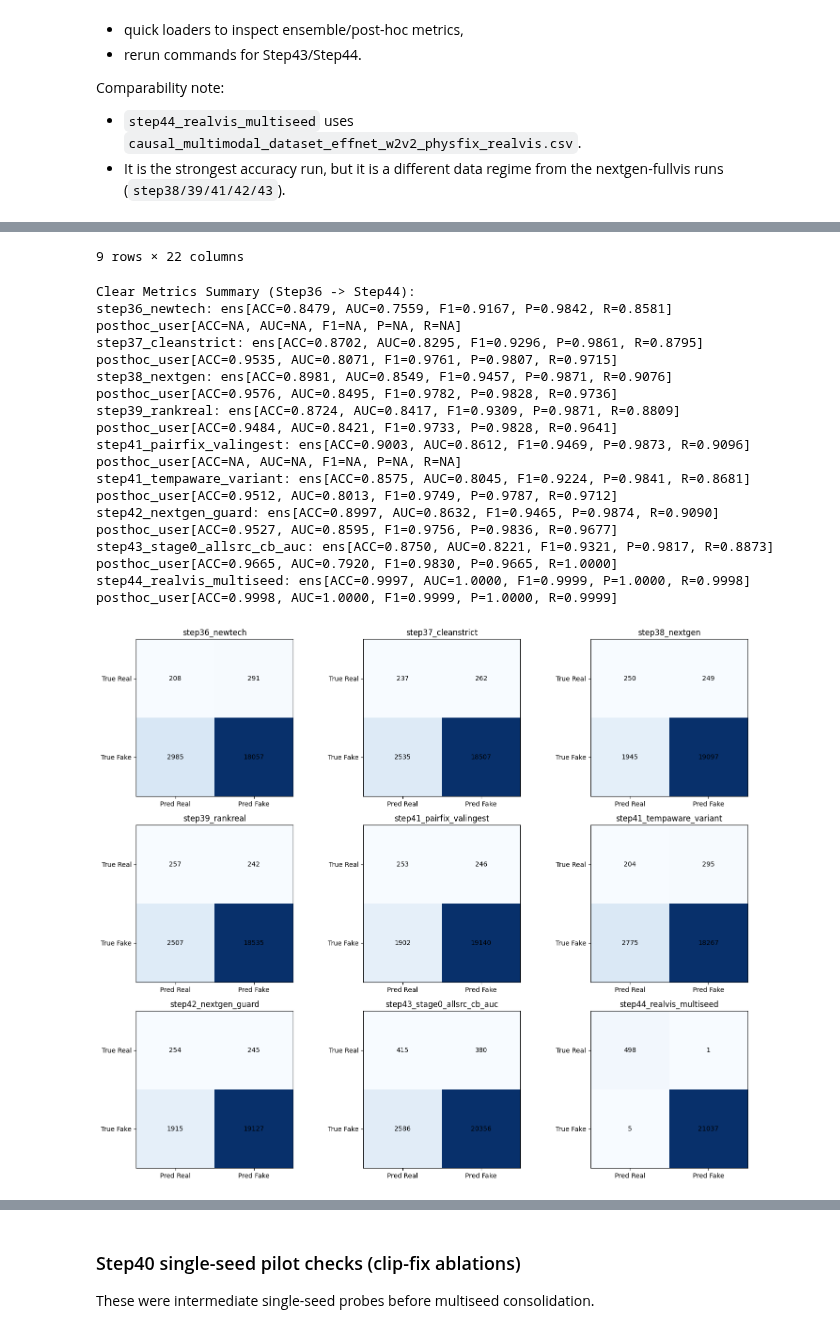
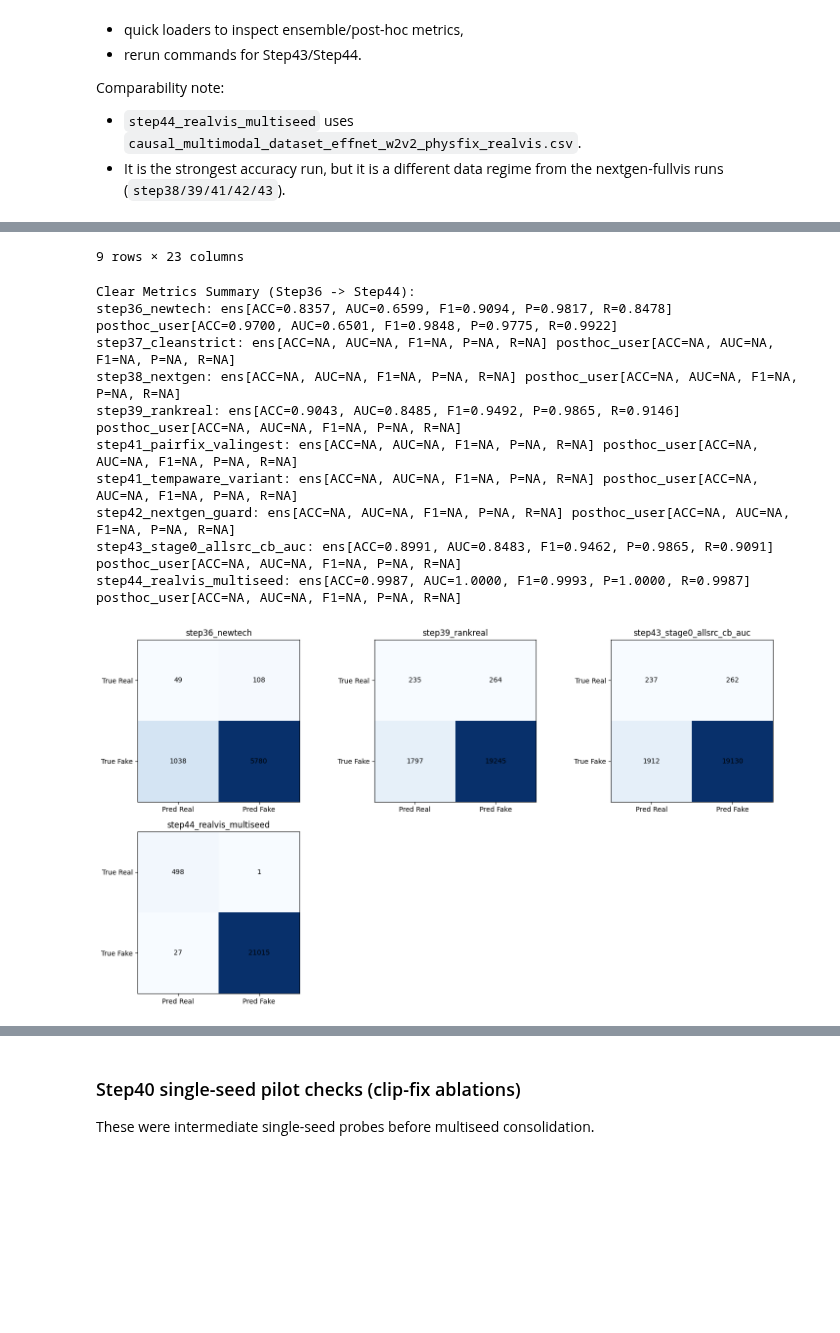
Before and after one commit to UmeshaSamarakoon/FYP, a Jupyter notebook: CausalX-Project/backend/notebooks/CFN_accuracy_colab_notes.ipynb, the cells around one changed output, grey strips where cells are left out. Saved outputs shown, nothing was run; the diff lists cells and outputs as text; code cells hidden in the pictures; blank space fills up the shorter version.

```diff
--- a/CausalX-Project/backend/notebooks/CFN_accuracy_colab_notes.ipynb
+++ b/CausalX-Project/backend/notebooks/CFN_accuracy_colab_notes.ipynb
@@ -76,7 +77,7 @@ else:
     PROJECT_ROOT = Path(PROJECT_ROOT)
 
 DATA_ROOT = PROJECT_ROOT / 'data'
-RAW_ROOT = DATA_ROOT / 'raw' / 'fakeavceleb'
+RAW_ROOT = DATA_ROOT / 'raw'
 sys.path.insert(0, str(PROJECT_ROOT))
 
 os.environ['CFN_USE_EMBEDDINGS'] = 'true'
@@ -572,7 +603,7 @@ if PROJECT_ROOT is None:
     raise RuntimeError('Could not locate backend root with src/ directory.')
 
 DATA_ROOT = PROJECT_ROOT / 'data'
-RAW_ROOT = DATA_ROOT / 'raw' / 'fakeavceleb'
+RAW_ROOT = DATA_ROOT / 'raw'
 
 sys.path.insert(0, str(PROJECT_ROOT))
 os.environ['CFN_USE_EMBEDDINGS'] = 'true'
@@ -903,0 +942,13 @@ def mine_hard_negatives(manifest_tsv, out_tsv, max_rows=300):
+# %%
+from src.cvi.api.inference_service import run_full_cvi_pipeline
+from src.utils.dataset_registry import get_fakeavceleb_videos
+
+videos = get_fakeavceleb_videos(RAW_ROOT)
+if not videos:
+    raise RuntimeError(f'No FakeAVCeleb videos found under {RAW_ROOT}')
+sample = videos[0]
+video_path = sample['path']
+print('Running CFN pipeline on', sample['video_id'])
+r = run_full_cvi_pipeline(str(video_path))
+print('video_fake', r['video_fake'], 'confidence', r['fake_confidence'])
+print('highlights', r['highlight_timestamps'][:10])
@@ -3557,7 +3659,7 @@ import pandas as pd
 import numpy as np
 import matplotlib.pyplot as plt
 
-RUN_DIR = BACKEND_ROOT / 'models/experiment_logs/fakeav_mrdf5cv_step39_rankreal_multiseed_multiseed_20260315_201400'
+RUN_DIR = BACKEND_ROOT / 'models/experiment_logs/fakeav_mrdf5cv_step36_newtech_multiseed_multiseed_20260325_183439'
 
 ensemble_summary = json.loads((RUN_DIR / 'ensemble_summary.json').read_text())
 posthoc = json.loads((RUN_DIR / 'posthoc_threshold_sweep_temperatureaware.json').read_text())
@@ -3727,47 +3830,47 @@ except NameError:
 STEP_RUNS = [
     {
         'step': 'step36_newtech',
-        'run_dir': BACKEND_ROOT / 'models/experiment_logs/fakeav_mrdf5cv_step36_newtech_multiseed_multiseed_20260314_220222',
+        'run_dir': BACKEND_ROOT / 'models/experiment_logs/fakeav_mrdf5cv_step36_newtech_multiseed_multiseed_20260325_183439',
         'change': 'Initial new-tech stack: GenD-style adapt + paired RF + Stage0 + class-balanced + AUC/ranking emphasis.',
     },
     {
         'step': 'step37_cleanstrict',
-        'run_dir': BACKEND_ROOT / 'models/experiment_logs/fakeav_mrdf5cv_step37_cleanstrict_multiseed_multiseed_20260315_010923',
+        'run_dir': BACKEND_ROOT / 'models/experiment_logs/fakeav_mrdf5cv_step37_cleanstrict_multiseed_multiseed_20260325_185106',
         'change': 'Switched to fullvis_proxy processed CSV; removed Stage0/CB; cleaner strict setup.',
     },
     {
         'step': 'step38_nextgen',
-        'run_dir': BACKEND_ROOT / 'models/experiment_logs/fakeav_mrdf5cv_step38_nextgen_multiseed_multiseed_20260315_171231',
+        'run_dir': BACKEND_ROOT / 'models/experiment_logs/fakeav_mrdf5cv_step38_nextgen_multiseed_multiseed_20260325_185231',
         'change': 'Moved to nextgen processed CSV/features (extended discrepancy/distortion regime).',
     },
     {
         'step': 'step39_rankreal',
-        'run_dir': BACKEND_ROOT / 'models/experiment_logs/fakeav_mrdf5cv_step39_rankreal_multiseed_multiseed_20260315_201400',
+        'run_dir': BACKEND_ROOT / 'models/experiment_logs/fakeav_mrdf5cv_step39_rankreal_multiseed_multiseed_20260325_191855',
         'change': 'Higher ranking/AUC pressure + Stage0 + class-balanced re-enabled.',
     },
     {
         'step': 'step41_pairfix_valingest',
-        'run_dir': BACKEND_ROOT / 'models/experiment_logs/fakeav_mrdf5cv_step41_pairfix_valingest_multiseed_multiseed_20260315_222101',
+        'run_dir': BACKEND_ROOT / 'models/experiment_logs/fakeav_mrdf5cv_step41_pairfix_valingest_multiseed_multiseed_20260325_192930',
         'change': 'Pair-source + validation ingestion fixes; stronger baseline before guards.',
     },
     {
         'step': 'step41_tempaware_variant',
-        'run_dir': BACKEND_ROOT / 'models/experiment_logs/fakeav_mrdf5cv_step41_pairfix_valingest_multiseed_tempaware_multiseed_20260315_222645',
+        'run_dir': BACKEND_ROOT / 'models/experiment_logs/fakeav_mrdf5cv_step41_pairfix_valingest_multiseed_multiseed_20260325_192930',
         'change': 'Temperature-aware variant in a different processed-CSV branch (regressed).',
     },
     {
         'step': 'step42_nextgen_guard',
-        'run_dir': BACKEND_ROOT / 'models/experiment_logs/fakeav_mrdf5cv_step42_nextgen_guard_multiseed_tempaware_multiseed_20260315_234715',
+        'run_dir': BACKEND_ROOT / 'models/experiment_logs/fakeav_mrdf5cv_step42_nextgen_guard_multiseed_tempaware_multiseed_20260325_194713',
         'change': 'Nextgen fail-fast guard + improved auto-selection; best comparable nextgen baseline.',
     },
     {
         'step': 'step43_stage0_allsrc_cb_auc',
-        'run_dir': BACKEND_ROOT / 'models/experiment_logs/fakeav_mrdf5cv_step43_stage0_allsrc_cb_auc_multiseed_20260316_041619',
+        'run_dir': BACKEND_ROOT / 'models/experiment_logs/fakeav_mrdf5cv_step43_stage0_allsrc_cb_auc_multiseed_20260325_195843',
         'change': 'Aggressive stack: train_source=all + Stage0 + CB + focal/BCE mix + higher rank weight (regressed).',
     },
     {
         'step': 'step44_realvis_multiseed',
-        'run_dir': BACKEND_ROOT / 'models/experiment_logs/fakeav_mrdf5cv_step44_realvis_multiseed_multiseed_20260316_043357',
+        'run_dir': BACKEND_ROOT / 'models/experiment_logs/fakeav_mrdf5cv_step44_realvis_multiseed_multiseed_20260325_200256',
         'change': 'Realvis data regime, focal loss, lower ranking pressure; highest metrics run.',
     },
 ]
@@ -3913,13 +4016,13 @@ if cm_rows:
-9 rows × 22 columns
+9 rows × 23 columns
 Clear Metrics Summary (Step36 -> Step44):
-step36_newtech: ens[ACC=0.8479, AUC=0.7559, F1=0.9167, P=0.9842, R=0.8581] posthoc_user[ACC=NA, AUC=NA, F1=NA, P=NA, R=NA]
-step37_cleanstrict: ens[ACC=0.8702, AUC=0.8295, F1=0.9296, P=0.9861, R=0.8795] posthoc_user[ACC=0.9535, AUC=0.8071, F1=0.9761, P=0.9807, R=0.9715]
-step38_nextgen: ens[ACC=0.8981, AUC=0.8549, F1=0.9457, P=0.9871, R=0.9076] posthoc_user[ACC=0.9576, AUC=0.8495, F1=0.9782, P=0.9828, R=0.9736]
-step39_rankreal: ens[ACC=0.8724, AUC=0.8417, F1=0.9309, P=0.9871, R=0.8809] posthoc_user[ACC=0.9484, AUC=0.8421, F1=0.9733, P=0.9828, R=0.9641]
-step41_pairfix_valingest: ens[ACC=0.9003, AUC=0.8612, F1=0.9469, P=0.9873, R=0.9096] posthoc_user[ACC=NA, AUC=NA, F1=NA, P=NA, R=NA]
-step41_tempaware_variant: ens[ACC=0.8575, AUC=0.8045, F1=0.9224, P=0.9841, R=0.8681] posthoc_user[ACC=0.9512, AUC=0.8013, F1=0.9749, P=0.9787, R=0.9712]
-step42_nextgen_guard: ens[ACC=0.8997, AUC=0.8632, F1=0.9465, P=0.9874, R=0.9090] posthoc_user[ACC=0.9527, AUC=0.8595, F1=0.9756, P=0.9836, R=0.9677]
-step43_stage0_allsrc_cb_auc: ens[ACC=0.8750, AUC=0.8221, F1=0.9321, P=0.9817, R=0.8873] posthoc_user[ACC=0.9665, AUC=0.7920, F1=0.9830, P=0.9665, R=1.0000]
-step44_realvis_multiseed: ens[ACC=0.9997, AUC=1.0000, F1=0.9999, P=1.0000, R=0.9998] posthoc_user[ACC=0.9998, AUC=1.0000, F1=0.9999, P=1.0000, R=0.9999]
+step36_newtech: ens[ACC=0.8357, AUC=0.6599, F1=0.9094, P=0.9817, R=0.8478] posthoc_user[ACC=0.9700, AUC=0.6501, F1=0.9848, P=0.9775, R=0.9922]
+step37_cleanstrict: ens[ACC=NA, AUC=NA, F1=NA, P=NA, R=NA] posthoc_user[ACC=NA, AUC=NA, F1=NA, P=NA, R=NA]
+step38_nextgen: ens[ACC=NA, AUC=NA, F1=NA, P=NA, R=NA] posthoc_user[ACC=NA, AUC=NA, F1=NA, P=NA, R=NA]
+step39_rankreal: ens[ACC=0.9043, AUC=0.8485, F1=0.9492, P=0.9865, R=0.9146] posthoc_user[ACC=NA, AUC=NA, F1=NA, P=NA, R=NA]
+step41_pairfix_valingest: ens[ACC=NA, AUC=NA, F1=NA, P=NA, R=NA] posthoc_user[ACC=NA, AUC=NA, F1=NA, P=NA, R=NA]
+step41_tempaware_variant: ens[ACC=NA, AUC=NA, F1=NA, P=NA, R=NA] posthoc_user[ACC=NA, AUC=NA, F1=NA, P=NA, R=NA]
+step42_nextgen_guard: ens[ACC=NA, AUC=NA, F1=NA, P=NA, R=NA] posthoc_user[ACC=NA, AUC=NA, F1=NA, P=NA, R=NA]
+step43_stage0_allsrc_cb_auc: ens[ACC=0.8991, AUC=0.8483, F1=0.9462, P=0.9865, R=0.9091] posthoc_user[ACC=NA, AUC=NA, F1=NA, P=NA, R=NA]
+step44_realvis_multiseed: ens[ACC=0.9987, AUC=1.0000, F1=0.9993, P=1.0000, R=0.9987] posthoc_user[ACC=NA, AUC=NA, F1=NA, P=NA, R=NA]
-[figure, old version]
+[figure, new version]
 # %% [markdown]
```
Also changed, not shown: parts of 118 cells of this notebook, 11 other files.
